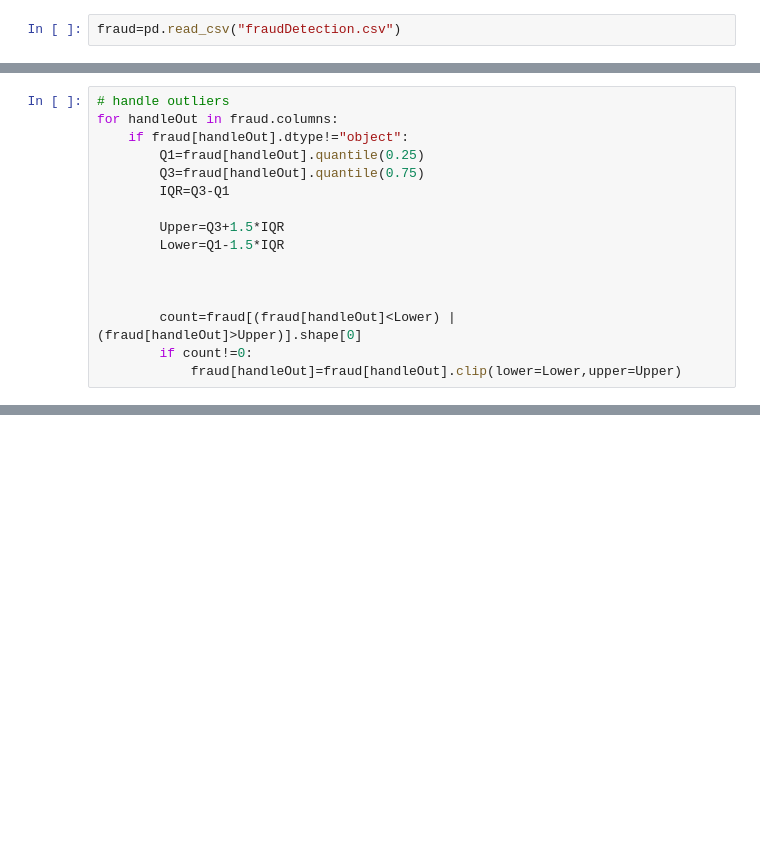
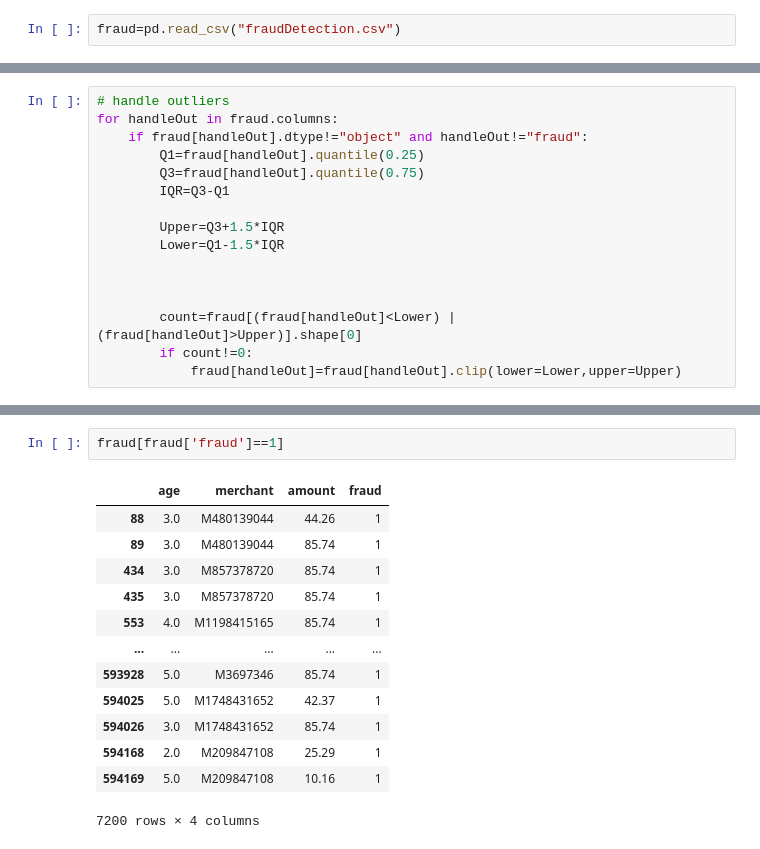
Before and after one commit to thePython2016/Fraud-Detection-APP, a Jupyter notebook: Fraud Detection.ipynb, the cells around one changed output, grey strips where cells are left out. Saved outputs shown, nothing was run; the diff lists cells and outputs as text; blank space fills up the shorter version.

```diff
--- a/Fraud Detection.ipynb
+++ b/Fraud Detection.ipynb
@@ -72,7 +117,7 @@ for outliers in fraud.columns:
 # %%
 # handle outliers
 for handleOut in fraud.columns:
-    if fraud[handleOut].dtype!="object":
+    if fraud[handleOut].dtype!="object" and handleOut!="fraud":
         Q1=fraud[handleOut].quantile(0.25)
         Q3=fraud[handleOut].quantile(0.75)
         IQR=Q3-Q1
@@ -97,0 +143,16 @@ fraud  0.0
+# %%
+fraud[fraud['fraud']==1]
+# %% [output]
+|  | age | merchant | amount | fraud |
+| 88 | 3.0 | M480139044 | 44.26 | 1 |
+| 89 | 3.0 | M480139044 | 85.74 | 1 |
+| 434 | 3.0 | M857378720 | 85.74 | 1 |
+| 435 | 3.0 | M857378720 | 85.74 | 1 |
+| 553 | 4.0 | M1198415165 | 85.74 | 1 |
+| ... | ... | ... | ... | ... |
+| 593928 | 5.0 | M3697346 | 85.74 | 1 |
+| 594025 | 5.0 | M1748431652 | 42.37 | 1 |
+| 594026 | 3.0 | M1748431652 | 85.74 | 1 |
+| 594168 | 2.0 | M209847108 | 25.29 | 1 |
+| 594169 | 5.0 | M209847108 | 10.16 | 1 |
+7200 rows × 4 columns
```
Also changed, not shown: parts of 49 cells of this notebook, 1 other file.
